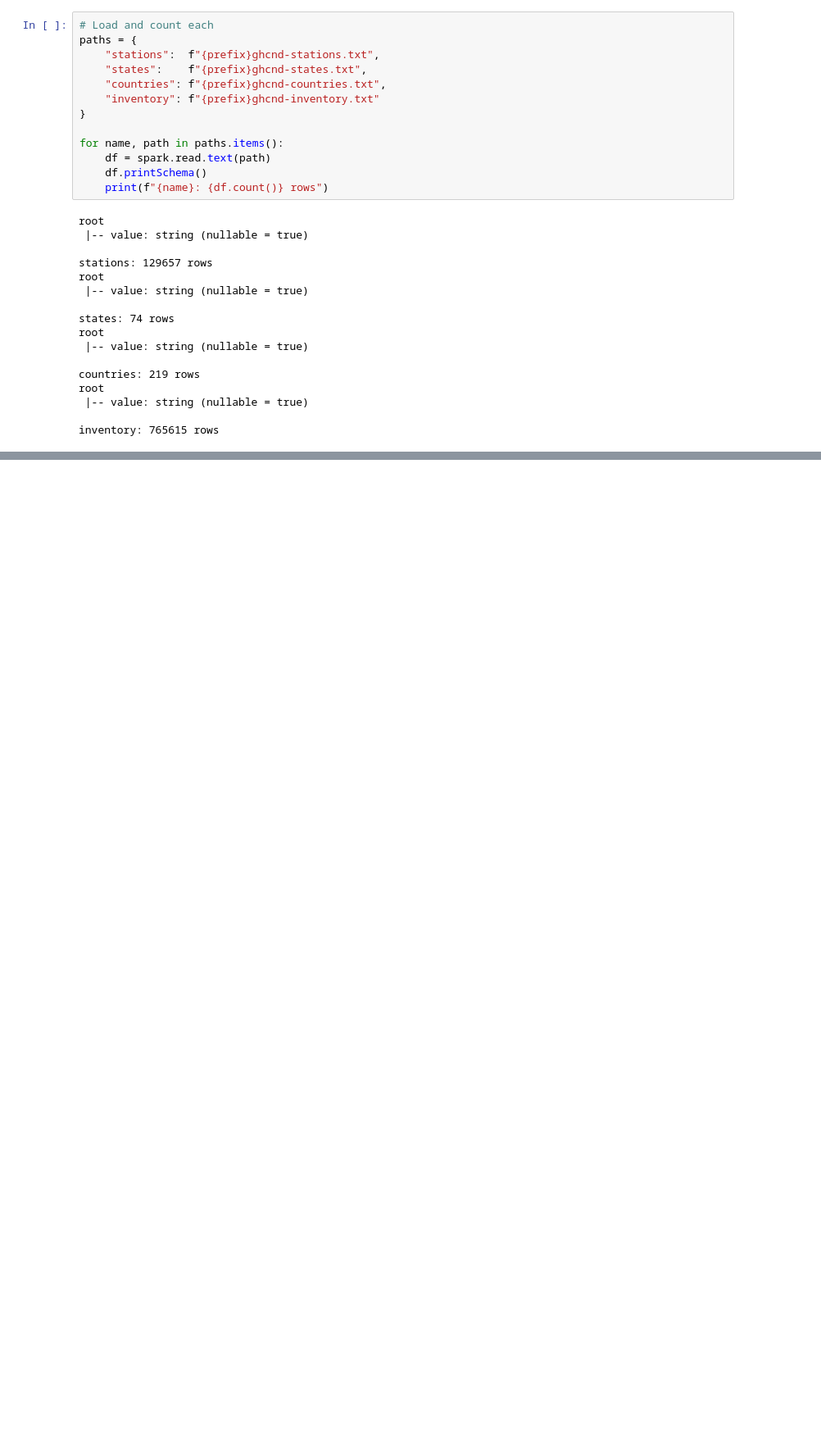
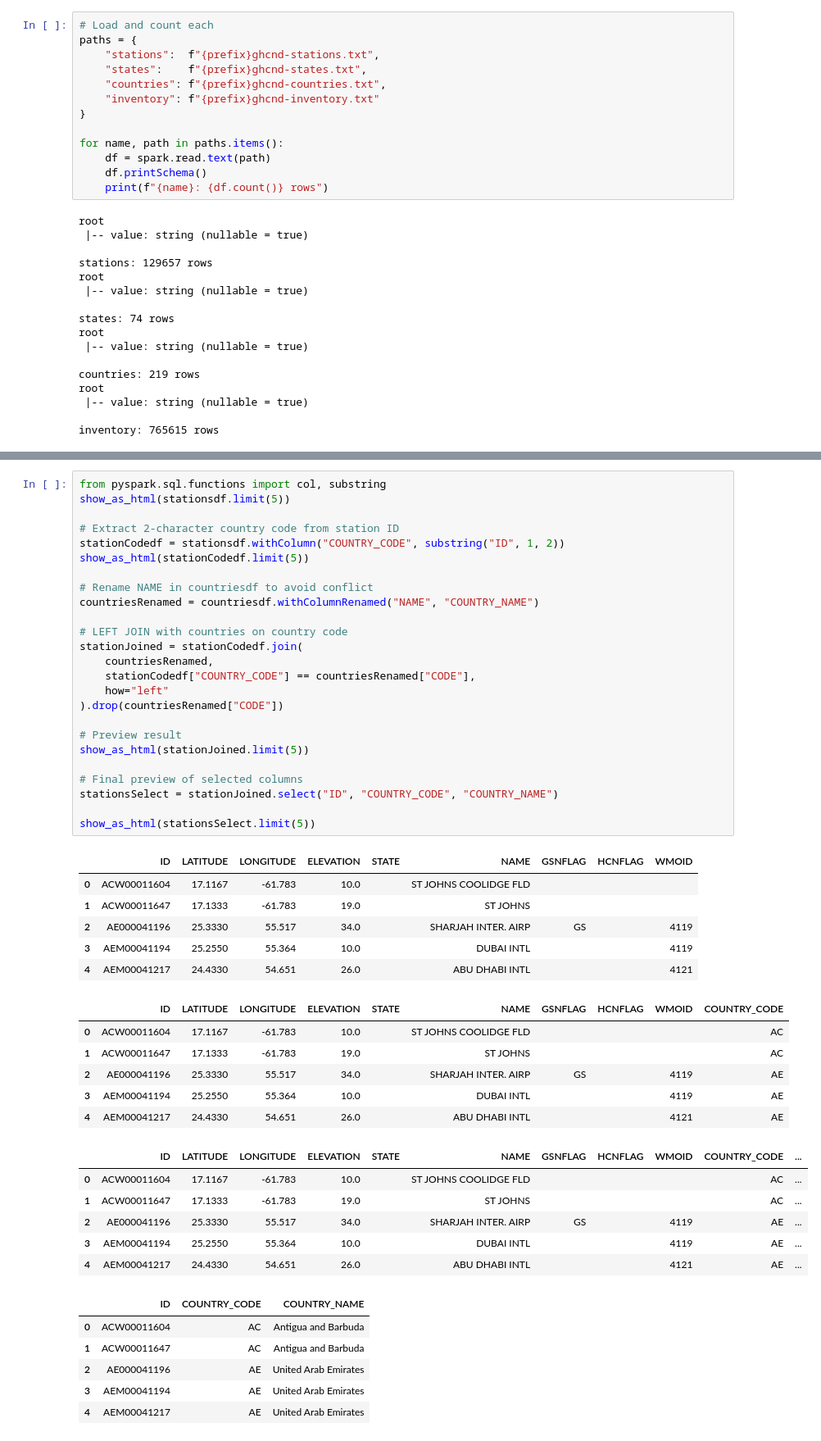
Before and after one commit to david-ewing-nz/ghcn-spark-analysis, a Jupyter notebook: notebooks/01_ghcn_processing.ipynb, the cells around one changed output, grey strips where cells are left out. Shown at 82% size. Drawn from its saved outputs; the diff is of its cells as text; blank space fills up the shorter version.

```diff
--- a/notebooks/01_ghcn_processing.ipynb
+++ b/notebooks/01_ghcn_processing.ipynb
@@ -420,0 +468,50 @@ inventory: 765615 rows
+# %%
+from pyspark.sql.functions import col, substring
+show_as_html(stationsdf.limit(5))
+
+# Extract 2-character country code from station ID
+stationCodedf = stationsdf.withColumn("COUNTRY_CODE", substring("ID", 1, 2))
+show_as_html(stationCodedf.limit(5))
+
+# Rename NAME in countriesdf to avoid conflict
+countriesRenamed = countriesdf.withColumnRenamed("NAME", "COUNTRY_NAME")
+
+# LEFT JOIN with countries on country code
+stationJoined = stationCodedf.join(
+    countriesRenamed,
+    stationCodedf["COUNTRY_CODE"] == countriesRenamed["CODE"],
+    how="left"
+).drop(countriesRenamed["CODE"])
+
+# Preview result
+show_as_html(stationJoined.limit(5))
+
+# Final preview of selected columns
+stationsSelect = stationJoined.select("ID", "COUNTRY_CODE", "COUNTRY_NAME")
+
+show_as_html(stationsSelect.limit(5))
+# %% [output]
+|  | ID | LATITUDE | LONGITUDE | ELEVATION | STATE | NAME | GSNFLAG | HCNFLAG | WMOID |
+| 0 | ACW00011604 | 17.1167 | -61.783 | 10.0 |  | ST JOHNS COOLIDGE FLD |  |  |  |
+| 1 | ACW00011647 | 17.1333 | -61.783 | 19.0 |  | ST JOHNS |  |  |  |
+| 2 | AE000041196 | 25.3330 | 55.517 | 34.0 |  | SHARJAH INTER. AIRP | GS |  | 4119 |
+| 3 | AEM00041194 | 25.2550 | 55.364 | 10.0 |  | DUBAI INTL |  |  | 4119 |
+| 4 | AEM00041217 | 24.4330 | 54.651 | 26.0 |  | ABU DHABI INTL |  |  | 4121 |
+|  | ID | LATITUDE | LONGITUDE | ELEVATION | STATE | NAME | GSNFLAG | HCNFLAG | WMOID | COUNTRY_CODE |
+| 0 | ACW00011604 | 17.1167 | -61.783 | 10.0 |  | ST JOHNS COOLIDGE FLD |  |  |  | AC |
+| 1 | ACW00011647 | 17.1333 | -61.783 | 19.0 |  | ST JOHNS |  |  |  | AC |
+| 2 | AE000041196 | 25.3330 | 55.517 | 34.0 |  | SHARJAH INTER. AIRP | GS |  | 4119 | AE |
+| 3 | AEM00041194 | 25.2550 | 55.364 | 10.0 |  | DUBAI INTL |  |  | 4119 | AE |
+| 4 | AEM00041217 | 24.4330 | 54.651 | 26.0 |  | ABU DHABI INTL |  |  | 4121 | AE |
+|  | ID | LATITUDE | LONGITUDE | ELEVATION | STATE | NAME | GSNFLAG | HCNFLAG | WMOID | COUNTRY_CODE | ... |
+| 0 | ACW00011604 | 17.1167 | -61.783 | 10.0 |  | ST JOHNS COOLIDGE FLD |  |  |  | AC | ... |
+| 1 | ACW00011647 | 17.1333 | -61.783 | 19.0 |  | ST JOHNS |  |  |  | AC | ... |
+| 2 | AE000041196 | 25.3330 | 55.517 | 34.0 |  | SHARJAH INTER. AIRP | GS |  | 4119 | AE | ... |
+| 3 | AEM00041194 | 25.2550 | 55.364 | 10.0 |  | DUBAI INTL |  |  | 4119 | AE | ... |
+| 4 | AEM00041217 | 24.4330 | 54.651 | 26.0 |  | ABU DHABI INTL |  |  | 4121 | AE | ... |
+|  | ID | COUNTRY_CODE | COUNTRY_NAME |
+| 0 | ACW00011604 | AC | Antigua and Barbuda |
+| 1 | ACW00011647 | AC | Antigua and Barbuda |
+| 2 | AE000041196 | AE | United Arab Emirates |
+| 3 | AEM00041194 | AE | United Arab Emirates |
+| 4 | AEM00041217 | AE | United Arab Emirates |
```
Also changed, not shown: parts of 7 cells of this notebook, 1 other file.
